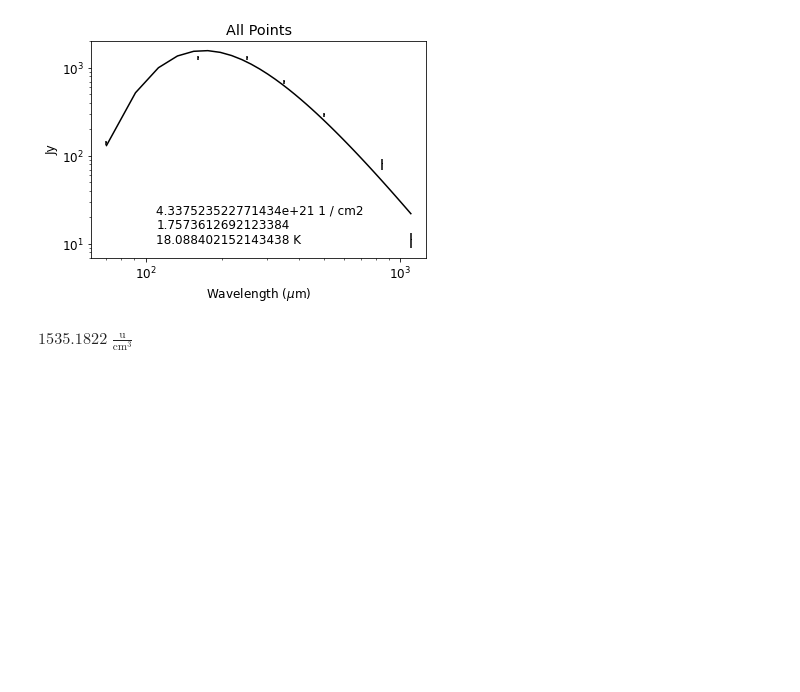
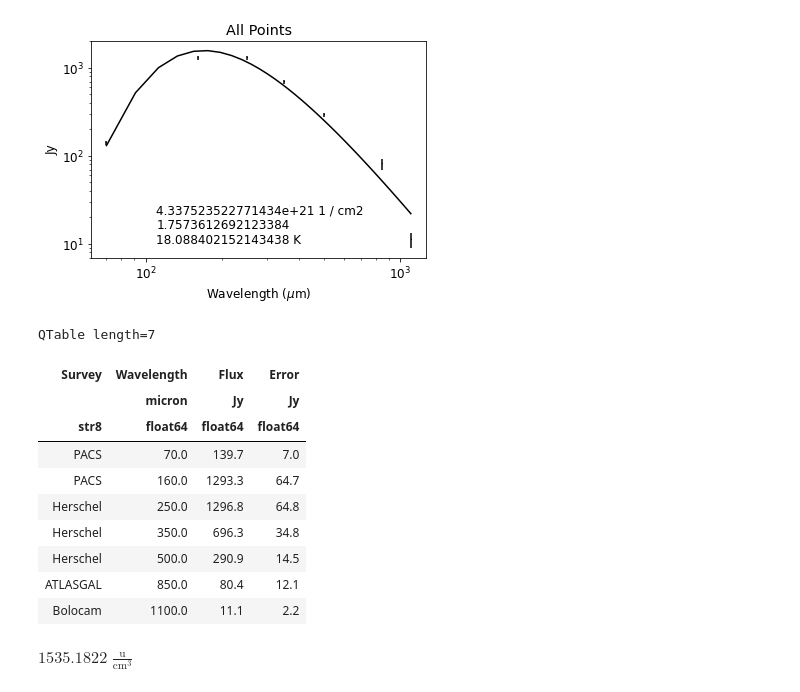
Before and after one commit to SpacialTree/clouds-g5-b1, a Jupyter notebook: Testing_dust_emissivity.ipynb, the cells around one changed output. Cells and saved outputs as stored; diff of their text form; code cells hidden in the pictures; blank space fills up the shorter version.

```diff
--- a/Testing_dust_emissivity.ipynb
+++ b/Testing_dust_emissivity.ipynb
@@ -97,8 +93,8 @@ sed = [(160*u.micron, pacs160, 'pacs', '160 um'), # pacsfn_1
 "\nsed = [(160*u.micron, pacs160, 'pacs', '160 um'), # pacsfn_1\n(70*u.micron, pacs70, 'pacs', '70 um'), # pacsfn_1\n(350*u.micron, her350, 'Herschel', '350 um'), # herfn_2\n(250*u.micron, her250, 'He ...
 # %%
 sed = [
-    (70*u.micron, pacs70, 'pacs', '70 um', err70), # pacsfn_1
-    (160*u.micron, pacs160, 'pacs', '160 um', err160), # pacsfn_1
+    (70*u.micron, pacs70, 'PACS', '70 um', err70), # pacsfn_1
+    (160*u.micron, pacs160, 'PACS', '160 um', err160), # pacsfn_1
     (250*u.micron, her250, 'Herschel', '250 um', err250), # herfn_1
     (350*u.micron, her350, 'Herschel', '350 um', err350), # herfn_2
     (500*u.micron, her500, 'Herschel', '500 um', err500), # herfn_3
@@ -244,6 +242,40 @@ pl.ylabel('Jy')
 # %% [output]
 Text(0, 0.5, 'Jy')
 [figure]
+# %%
+names = ['Survey', 'Wavelength', 'Flux', 'Error']
+t_survey = [p[2] for p in sed]
+t_wavelength = u.Quantity([p[0] for p in sed]).to(u.micron, u.spectral())
+t_fluxes = u.Quantity([p[1] for p in sed])
+t_errors = u.Quantity([p[4] for p in sed])
+
+for ii in range(len(t_survey)):
+    t_wavelength[ii] = round(t_wavelength[ii].value)*t_wavelength[ii].unit
+    t_fluxes[ii] = round(t_fluxes[ii].value, 1)*t_fluxes[ii].unit
+    t_errors[ii] = round(t_errors[ii].value, 1)*t_errors[ii].unit
+
+t = QTable([
+            t_survey,
+            t_wavelength,
+            t_fluxes,
+            t_errors
+           ],
+           names=names
+          )
+#t.write('/orange/adamginsburg/cmz/g5/code/plots/table_sed.txt', format='latex')
+t
+# %% [output]
+QTable length=7
+| Survey | Wavelength | Flux | Error |
+|  | micron | Jy | Jy |
+| str8 | float64 | float64 | float64 |
+| PACS | 70.0 | 139.7 | 7.0 |
+| PACS | 160.0 | 1293.3 | 64.7 |
+| Herschel | 250.0 | 1296.8 | 64.8 |
+| Herschel | 350.0 | 696.3 | 34.8 |
+| Herschel | 500.0 | 290.9 | 14.5 |
+| ATLASGAL | 850.0 | 80.4 | 12.1 |
+| Bolocam | 1100.0 | 11.1 | 2.2 |
 # %%
 area = (area_as*(7*u.kpc)**2).to(u.cm**2, u.dimensionless_angles())
 density = total_mass/(area**1.5) # very coarsely
```
Also changed, not shown: parts of 3 cells of this notebook, 4 other files.
